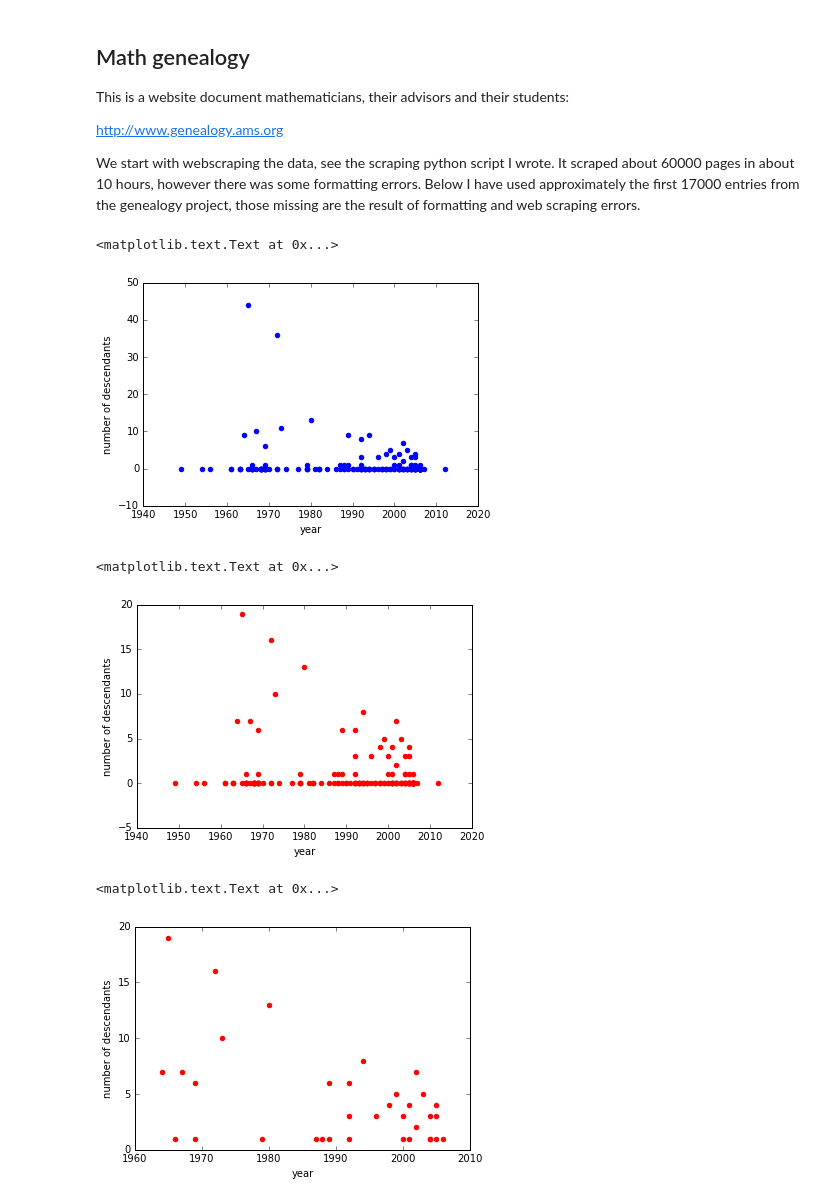
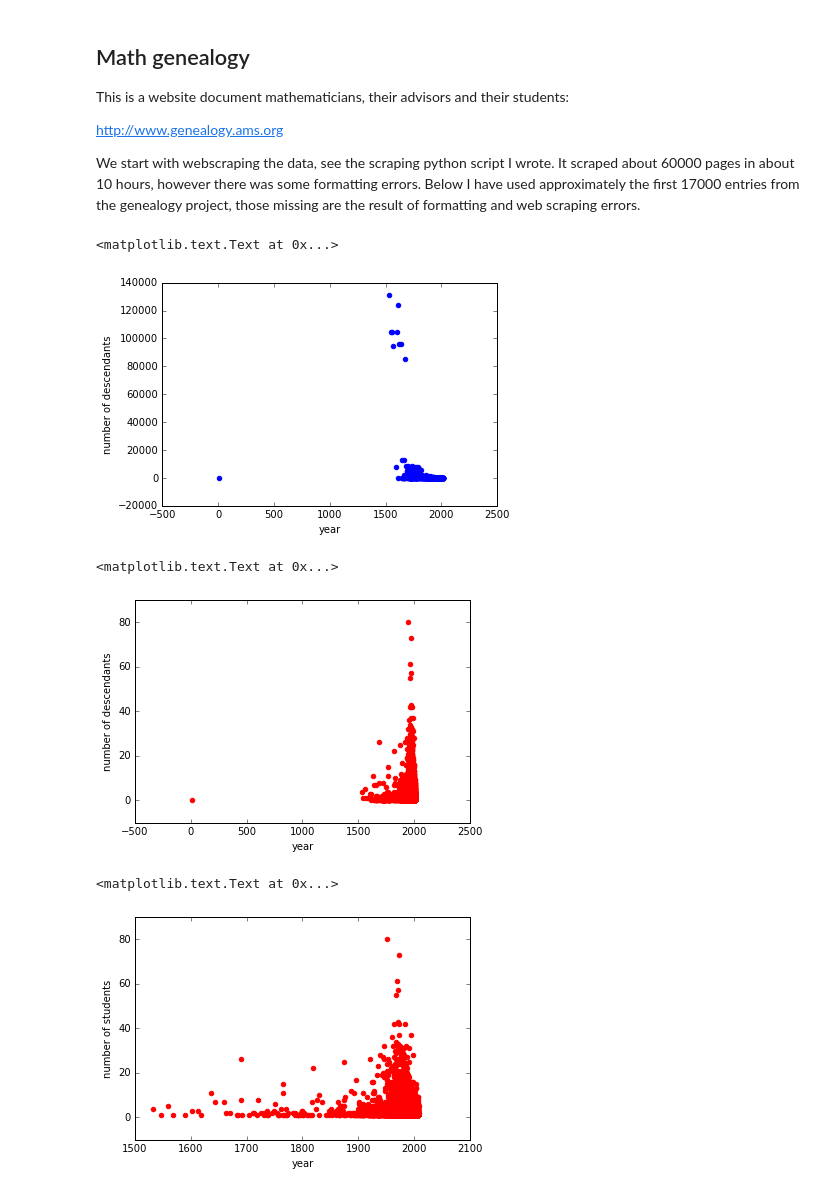
Before and after one commit to AusCoder/data_project_GA, a Jupyter notebook: math_genealogy/math_genealogy_analysis.ipynb, the cells around one changed output. Cells and saved outputs as stored; diff of their text form; code cells hidden in the pictures.

```diff
--- a/math_genealogy/math_genealogy_analysis.ipynb
+++ b/math_genealogy/math_genealogy_analysis.ipynb
@@ -16,7 +19,8 @@ import matplotlib.pyplot as plt
 # %%
 #mathematicians = pd.read_csv('mathids_1_17000.csv', delimiter=',', index_col='mathId')
 
-mathematicians = pd.read_csv('tmp.csv', delimiter=',', index_col='mathId')
+mathematicians = pd.read_csv('tmp1.csv', index_col='mathId', encoding='utf-8')
+#mathematicians = pd.read_csv(open('tmp.csv','rU'), encoding='utf-8', engine='c', index_col='mathId')
 # %%
 years = mathematicians.thesisYear.apply(pd.to_numeric, errors='coerce')
 mathematicians['numericYear'] = years
@@ -31,7 +35,7 @@ plt.xlabel('year')
 plt.ylabel('number of descendants')
 # %% [output]
 <matplotlib.text.Text at 0x...>
-[figure, old version]
+[figure, new version]
 # %%
 # a plot of the when a mathematician did their thesis against the number of students they have had
 #
@@ -46,16 +50,17 @@ plt.xlabel('year')
 plt.ylabel('number of descendants')
 # %% [output]
 <matplotlib.text.Text at 0x...>
-[figure, old version]
+[figure, new version]
 # %%
+# same plot as above, but remove those with 0 descendants
 base_stuff = mathematicians[(mathematicians.numericYear.isnull() == False) & (mathematicians.numDescendants > 0)]
 x = base_stuff.numericYear
 y = base_stuff.numStudents
 plt.scatter(x,y, color='red')
 plt.xlabel('year')
-plt.ylabel('number of descendants')
+plt.ylabel('number of students')
 
 #mathematicians[mathematicians.numStudents > 0].numeric
 # %% [output]
 <matplotlib.text.Text at 0x...>
-[figure, old version]
+[figure, new version]
```
Also changed, not shown: parts of 9 cells of this notebook, 1 other file.
